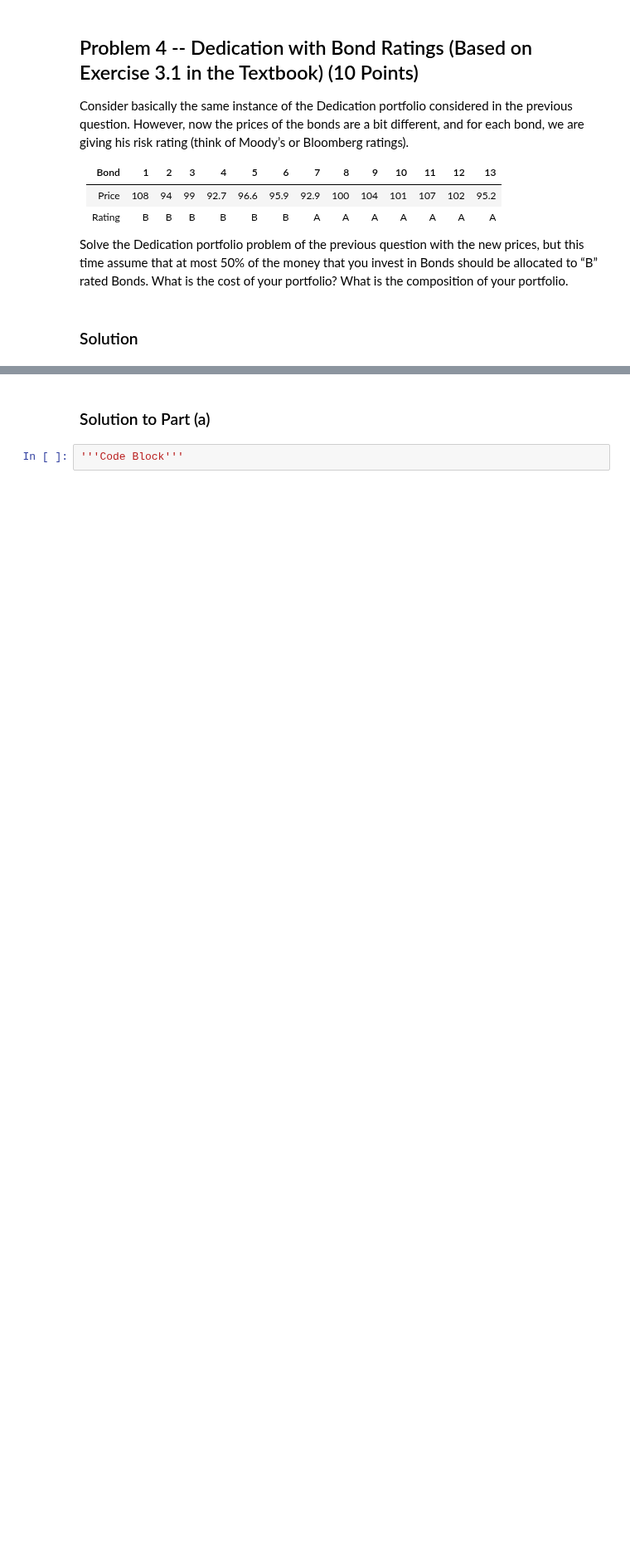
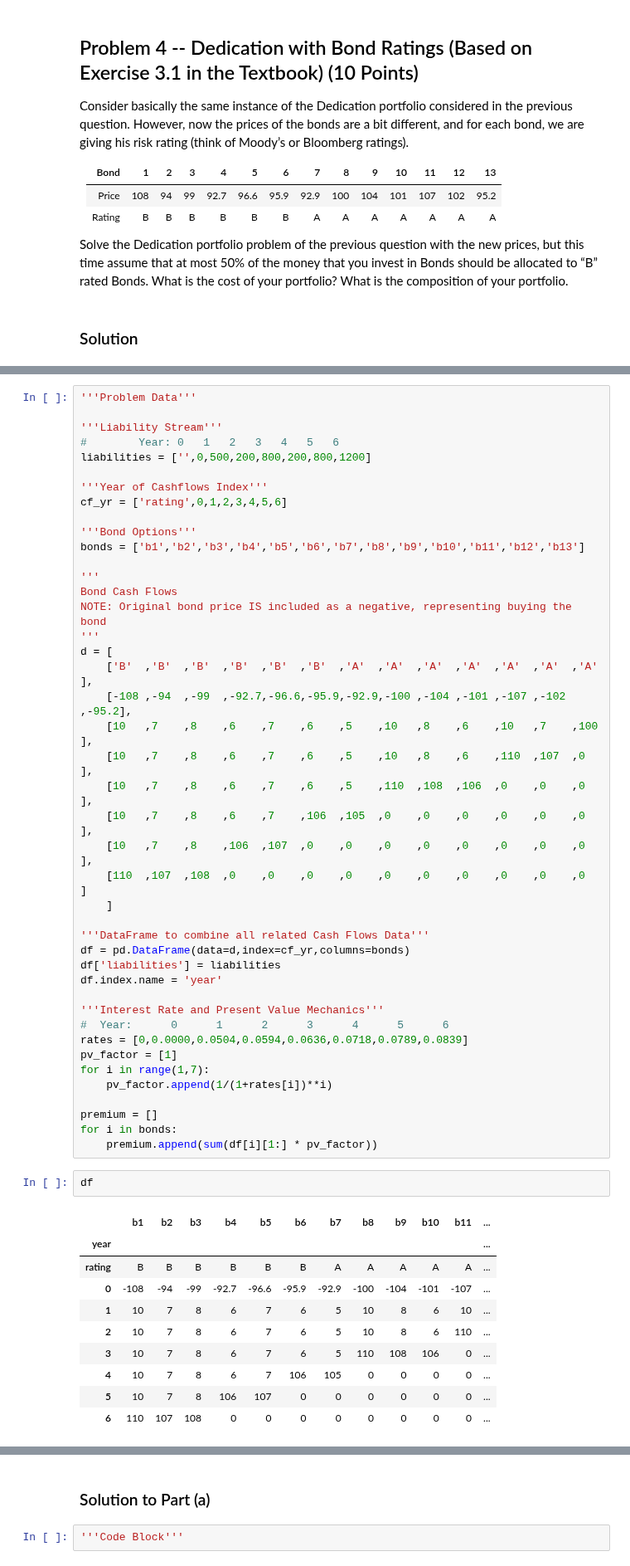
Before and after one commit to jdean53/GeneralWork, a Jupyter notebook: FinOps/HW2.ipynb, the cells around one changed output, grey strips where cells are left out. Shown at 83% size. Cells and saved outputs as stored; diff of their text form; blank space fills up the shorter version.

```diff
--- a/FinOps/HW2.ipynb
+++ b/FinOps/HW2.ipynb
@@ -178,0 +609,56 @@ Solve the Dedication portfolio problem of the previous question with the new pri
+# %%
+'''Problem Data'''
+
+'''Liability Stream'''
+#        Year: 0   1   2   3   4   5   6
+liabilities = ['',0,500,200,800,200,800,1200]
+
+'''Year of Cashflows Index'''
+cf_yr = ['rating',0,1,2,3,4,5,6]
+
+'''Bond Options'''
+bonds = ['b1','b2','b3','b4','b5','b6','b7','b8','b9','b10','b11','b12','b13']
+
+'''
+Bond Cash Flows
+NOTE: Original bond price IS included as a negative, representing buying the bond
+'''
+d = [
+    ['B'  ,'B'  ,'B'  ,'B'  ,'B'  ,'B'  ,'A'  ,'A'  ,'A'  ,'A'  ,'A'  ,'A'  ,'A'  ],
+    [-108 ,-94  ,-99  ,-92.7,-96.6,-95.9,-92.9,-100 ,-104 ,-101 ,-107 ,-102 ,-95.2],
+    [10   ,7    ,8    ,6    ,7    ,6    ,5    ,10   ,8    ,6    ,10   ,7    ,100  ],
+    [10   ,7    ,8    ,6    ,7    ,6    ,5    ,10   ,8    ,6    ,110  ,107  ,0    ],
+    [10   ,7    ,8    ,6    ,7    ,6    ,5    ,110  ,108  ,106  ,0    ,0    ,0    ],
+    [10   ,7    ,8    ,6    ,7    ,106  ,105  ,0    ,0    ,0    ,0    ,0    ,0    ],
+    [10   ,7    ,8    ,106  ,107  ,0    ,0    ,0    ,0    ,0    ,0    ,0    ,0    ],
+    [110  ,107  ,108  ,0    ,0    ,0    ,0    ,0    ,0    ,0    ,0    ,0    ,0    ]
+    ]
+
+'''DataFrame to combine all related Cash Flows Data'''
+df = pd.DataFrame(data=d,index=cf_yr,columns=bonds)
+df['liabilities'] = liabilities
+df.index.name = 'year'
+
+'''Interest Rate and Present Value Mechanics'''
+#  Year:      0      1      2      3      4      5      6
+rates = [0,0.0000,0.0504,0.0594,0.0636,0.0718,0.0789,0.0839]
+pv_factor = [1]
+for i in range(1,7):
+    pv_factor.append(1/(1+rates[i])**i)
+
+premium = []
+for i in bonds:
+    premium.append(sum(df[i][1:] * pv_factor))
+# %%
+df
+# %% [output]
+|  | b1 | b2 | b3 | b4 | b5 | b6 | b7 | b8 | b9 | b10 | b11 | ... |
+| year |  |  |  |  |  |  |  |  |  |  |  | ... |
+| rating | B | B | B | B | B | B | A | A | A | A | A | ... |
+| 0 | -108 | -94 | -99 | -92.7 | -96.6 | -95.9 | -92.9 | -100 | -104 | -101 | -107 | ... |
+| 1 | 10 | 7 | 8 | 6 | 7 | 6 | 5 | 10 | 8 | 6 | 10 | ... |
+| 2 | 10 | 7 | 8 | 6 | 7 | 6 | 5 | 10 | 8 | 6 | 110 | ... |
+| 3 | 10 | 7 | 8 | 6 | 7 | 6 | 5 | 110 | 108 | 106 | 0 | ... |
+| 4 | 10 | 7 | 8 | 6 | 7 | 106 | 105 | 0 | 0 | 0 | 0 | ... |
+| 5 | 10 | 7 | 8 | 106 | 107 | 0 | 0 | 0 | 0 | 0 | 0 | ... |
+| 6 | 110 | 107 | 108 | 0 | 0 | 0 | 0 | 0 | 0 | 0 | 0 | ... |
```
Also changed, not shown: parts of 38 cells of this notebook, 3 other files.
